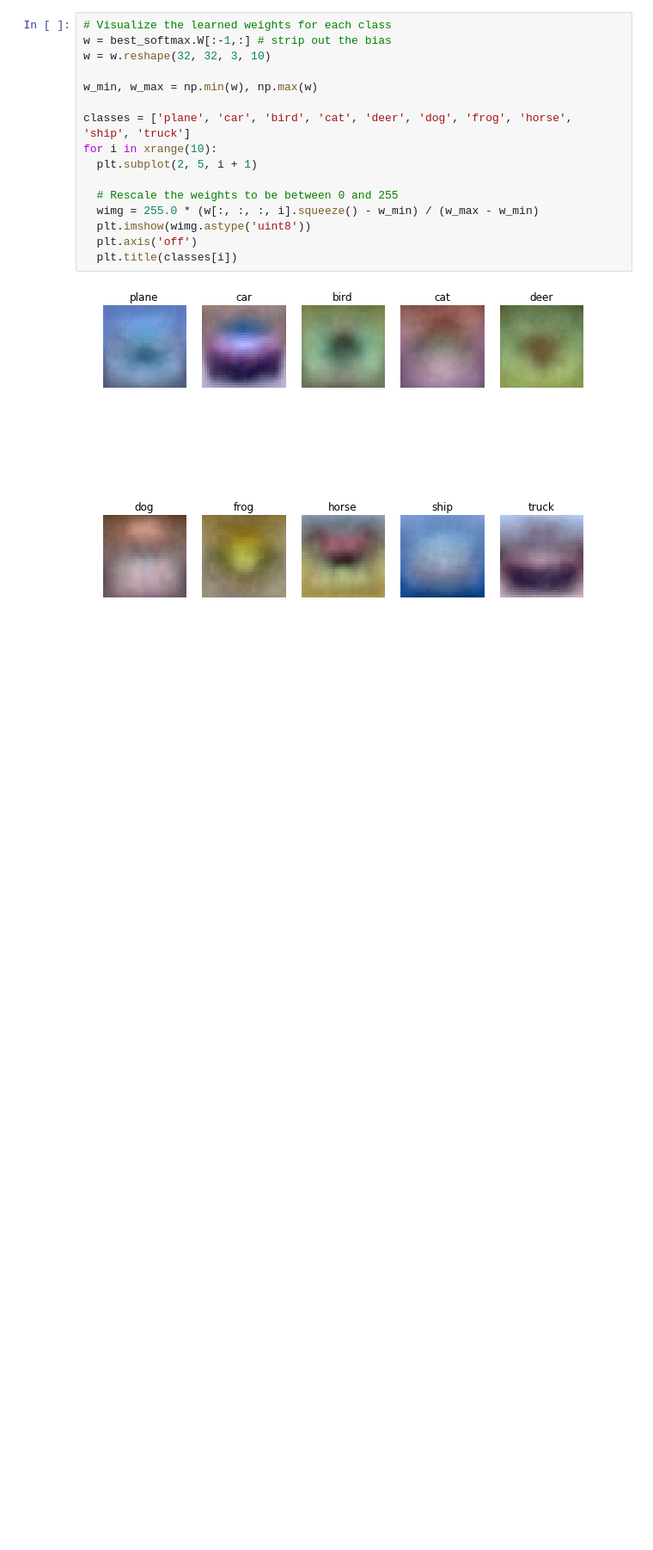
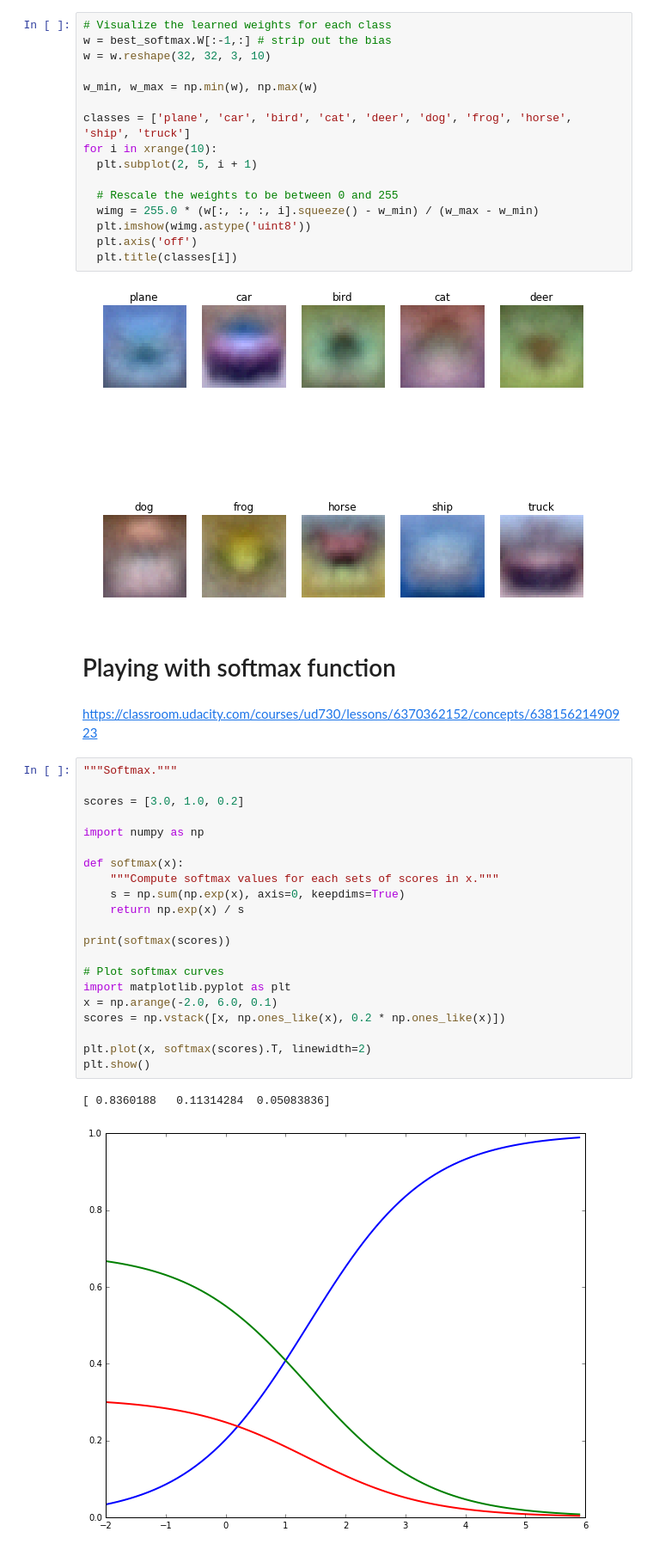
Before and after one commit to zyxue/stanford-cs231n, a Jupyter notebook: assignment1/softmax.ipynb, the cells around one changed output. Shown at 86% size. Cells and saved outputs as stored; diff of their text form; blank space fills up the shorter version.

```diff
--- a/assignment1/softmax.ipynb
+++ b/assignment1/softmax.ipynb
@@ -313,3 +313,31 @@ for i in xrange(10):
   plt.title(classes[i])
 # %% [output]
 [figure]
+# %% [markdown]
+# Playing with softmax function
+# %% [markdown]
+https://classroom.udacity.com/courses/ud730/lessons/6370362152/concepts/63815621490923
+# %%
+"""Softmax."""
+
+scores = [3.0, 1.0, 0.2]
+
+import numpy as np
+
+def softmax(x):
+    """Compute softmax values for each sets of scores in x."""
+    s = np.sum(np.exp(x), axis=0, keepdims=True)
+    return np.exp(x) / s
+
+print(softmax(scores))
+
+# Plot softmax curves
+import matplotlib.pyplot as plt
+x = np.arange(-2.0, 6.0, 0.1)
+scores = np.vstack([x, np.ones_like(x), 0.2 * np.ones_like(x)])
+
+plt.plot(x, softmax(scores).T, linewidth=2)
+plt.show()
+# %% [output]
+[ 0.8360188   0.11314284  0.05083836]
+[figure, added]
```
Also changed, not shown: parts of 2 cells of this notebook.
